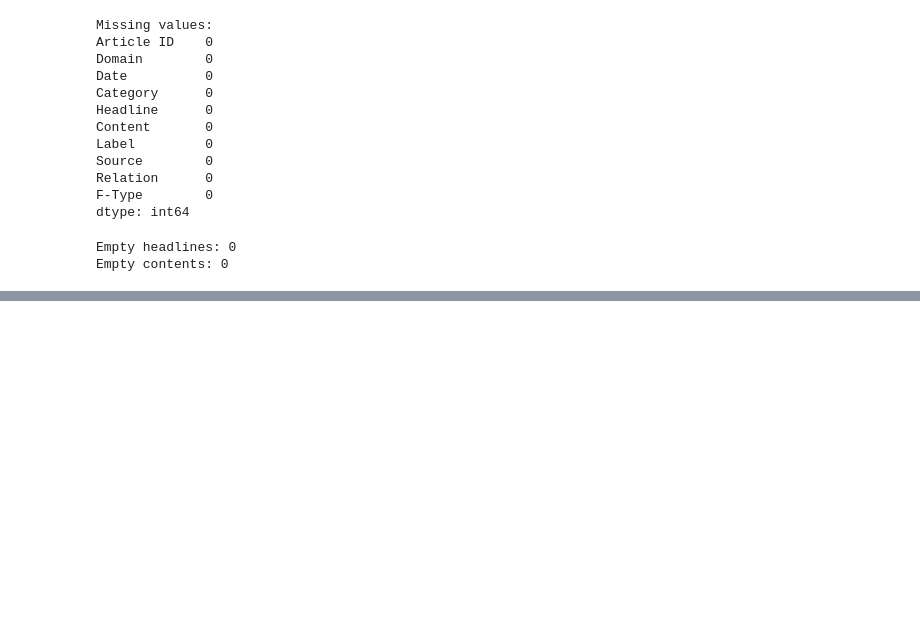
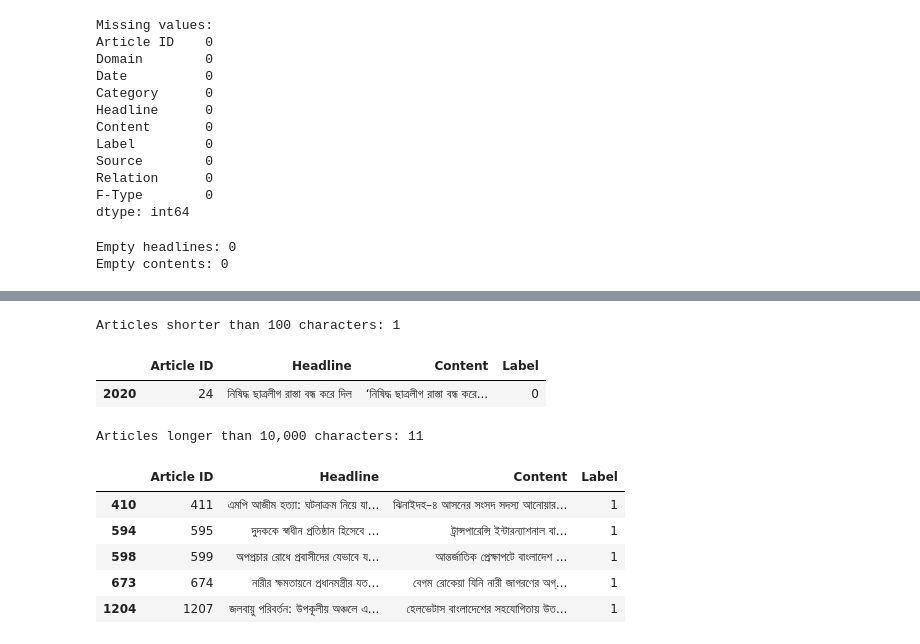
Before and after one commit to jaimulhaque/banglafake-detection, a Jupyter notebook: notebooks/01_data_prep.ipynb, the cells around one changed output, grey strips where cells are left out. Drawn from its saved outputs; the diff is of its cells as text; code cells hidden in the pictures; blank space fills up the shorter version.

```diff
--- a/notebooks/01_data_prep.ipynb
+++ b/notebooks/01_data_prep.ipynb
@@ -318,0 +340,8 @@ Empty contents: 0
+# %%
+df["Headline"] = df["Headline"].fillna("")
+df["Content"] = df["Content"].fillna("")
+
+df["clean_headline"] = df["Headline"].apply(clean_bangla_text)
+df["clean_content"] = df["Content"].apply(clean_bangla_text)
+
+print("Headline and content cleaning completed!")
@@ -318,0 +350,6 @@ Empty contents: 0
+# %%
+df["text"] = (
+    df["clean_headline"] + " " + df["clean_content"]
+).str.strip()
+
+print("Combined text created successfully!")
@@ -318,0 +370,5 @@ Empty contents: 0
+# %%
+df["text_length"] = df["text"].str.len()
+
+print("Text length statistics:")
+print(df["text_length"].describe())
@@ -318,0 +386,34 @@ Empty contents: 0
+# %%
+short_texts = df[df["text_length"] < 100]
+
+print("Articles shorter than 100 characters:", len(short_texts))
+
+short_texts[[
+    "Article ID",
+    "Headline",
+    "Content",
+    "Label"
+]].head(10)
+# %% [output]
+Articles shorter than 100 characters: 1
+|  | Article ID | Headline | Content | Label |
+| 2020 | 24 | নিষিদ্ধ ছাত্রলীগ রাস্তা বন্ধ করে দিল | ‘নিষিদ্ধ ছাত্রলীগ রাস্তা বন্ধ করে... | 0 |
+# %%
+long_texts = df[df["text_length"] > 10000]
+
+print("Articles longer than 10,000 characters:", len(long_texts))
+
+long_texts[[
+    "Article ID",
+    "Headline",
+    "Content",
+    "Label"
+]].head(5)
+# %% [output]
+Articles longer than 10,000 characters: 11
+|  | Article ID | Headline | Content | Label |
+| 410 | 411 | এমপি আজীম হত্যা: ঘটনাক্রম নিয়ে যা... | ঝিনাইদহ–৪ আসনের সংসদ সদস্য আনোয়ার... | 1 |
+| 594 | 595 | দুদককে স্বাধীন প্রতিষ্ঠান হিসেবে ... | ট্রান্সপারেন্সি ইন্টারন্যাশনাল বা... | 1 |
+| 598 | 599 | অপপ্রচার রোধে প্রবাসীদের যেভাবে য... | আন্তর্জাতিক প্রেক্ষাপটে বাংলাদেশ ... | 1 |
+| 673 | 674 | নারীর ক্ষমতায়নে প্রধানমন্ত্রীর যত... | বেগম রোকেয়া যিনি নারী জাগরণের অগ্... | 1 |
+| 1204 | 1207 | জলবায়ু পরিবর্তন: উপকূলীয় অঞ্চলে এ... | হেলভেটাস বাংলাদেশের সহযোগিতায় উত... | 1 |
```
Also changed, not shown: parts of 11 cells of this notebook.
